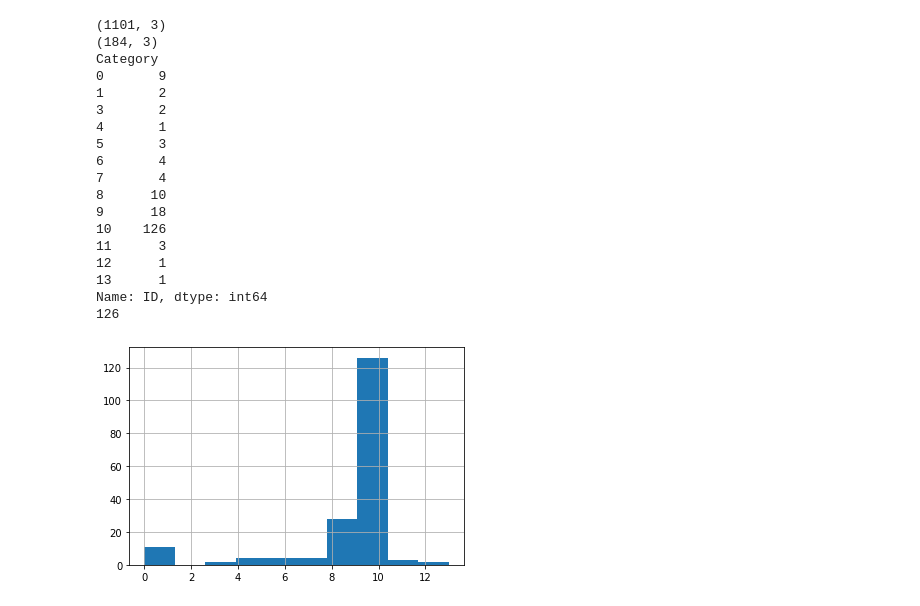
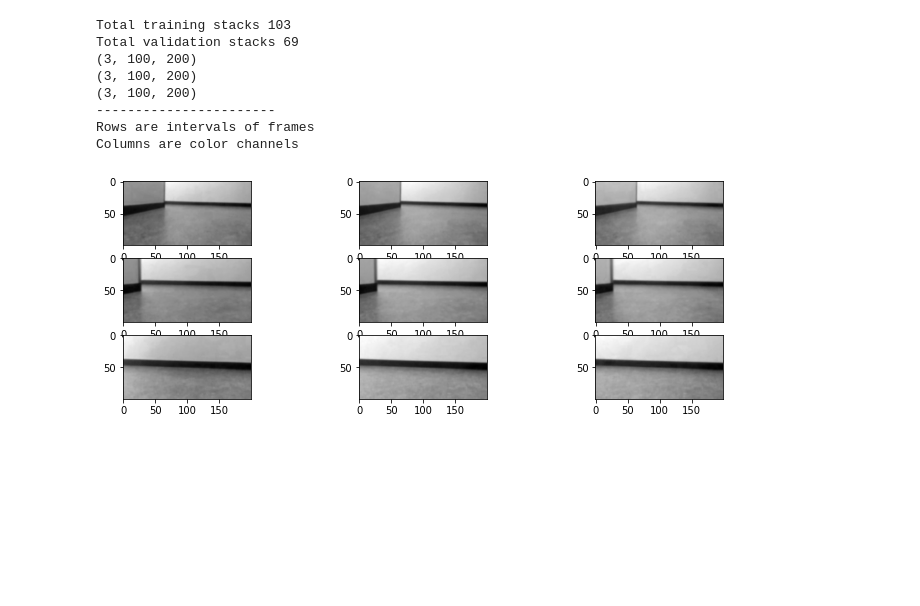
Before and after one commit to Autonomous-Robotics-UTM/Imitation-Learning-Net, a Jupyter notebook: net/Autoencoder/CustomDataset.ipynb, the cells around one changed output. Saved outputs shown, nothing was run; the diff lists cells and outputs as text; code cells hidden in the pictures; blank space fills up the shorter version.

```diff
--- a/net/Autoencoder/CustomDataset.ipynb
+++ b/net/Autoencoder/CustomDataset.ipynb
@@ -16,13 +16,7 @@ plt.ion()   # interactive mode
 class Labels():
     def __init__(self,path):
         self.dataframe = pd.read_csv(path)
-        self.transform = LabelTransform(self)
         self.override_params = True
-        #categorical attributes
-        self.maximum = 1.05
-        self.minimum = -1.05
-        #directional attributes
-        self.directions = {"left":[[-1.05,0]],"straight":[[-0.01,0.01]],"right":[[0,1.05]]}
         self.infotype = "Angle"
 
     def __len__(self):
@@ -206,46 +124,19 @@ class SampledDataset(ControlsDataset):
-# %%
-if __name__ == "__main__":
-    stack_size = 1
-    dataset = ControlsDataset(stack_size)
-    dataset.labels.num_categories = 21
-    dataset.labels.transform.categorize(1.05, -1.05, 21)
-    #dataset.images.transform.add("grayscale")
-    #dataset.images.set_grayscale(True)
-    dataloader = DataLoader(dataset, batch_size = 4, shuffle = True, num_workers = 0)
-
-    img_stack = dataset[0]['image']
-    #dataset.images.show(img_stack)
-
-    sampled_set = SampledDataset(dataset.images, dataset.labels)
-    sampled_set.frame_rate(6)
-#     sampled_set.categorical_median_sample()
-    #print(dataset.labels.dataframe)
-#     dataset.labels.frame_rate(4)
-    counts = dataset.labels.dataframe.groupby('Category')['ID'].count()
-    print(counts)
-    print(max(counts))
-    dataset.labels.histogram()
-
-    #f, ax = plt.subplots(stack_size, 1, figsize=(1*stack_size,25))
-    #img_stack = img_stack.squeeze()
-    #ax.imshow(img_stack,cmap='gray')
-# %% [output]
-(1101, 3)
-(184, 3)
-Category
-0       9
-1       2
-3       2
-4       1
-5       3
-6       4
-7       4
-8      10
-9      18
-10    126
-11      3
-12      1
-13      1
-Name: ID, dtype: int64
-126
-[figure, removed]
+# %%
+if __name__ == "__main__":
+    dataset = ControlsDataset(stack_size = 3, stride = 50)
+    img_stack = dataset[500]['image']
+    print("-----------------------")
+    print("Rows are intervals of frames")
+    print("Columns are color channels")
+    dataset.images.show(img_stack,channels=3)
+    plt.show()
+# %% [output]
+Total training stacks 103
+Total validation stacks 69
+(3, 100, 200)
+(3, 100, 200)
+(3, 100, 200)
+-----------------------
+Rows are intervals of frames
+Columns are color channels
+[figure, added]
```
Also changed, not shown: parts of 7 cells of this notebook, 8 other files.
